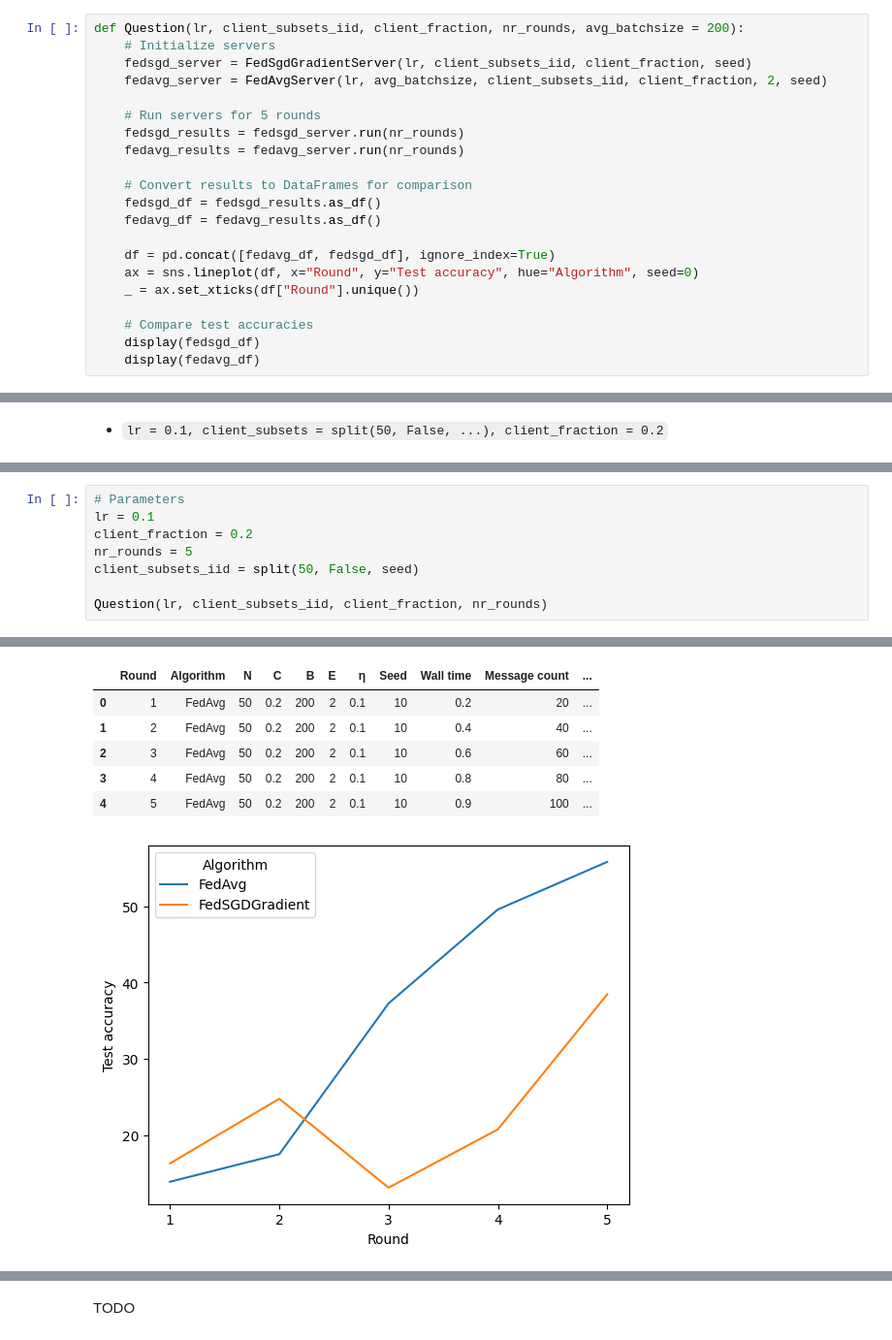
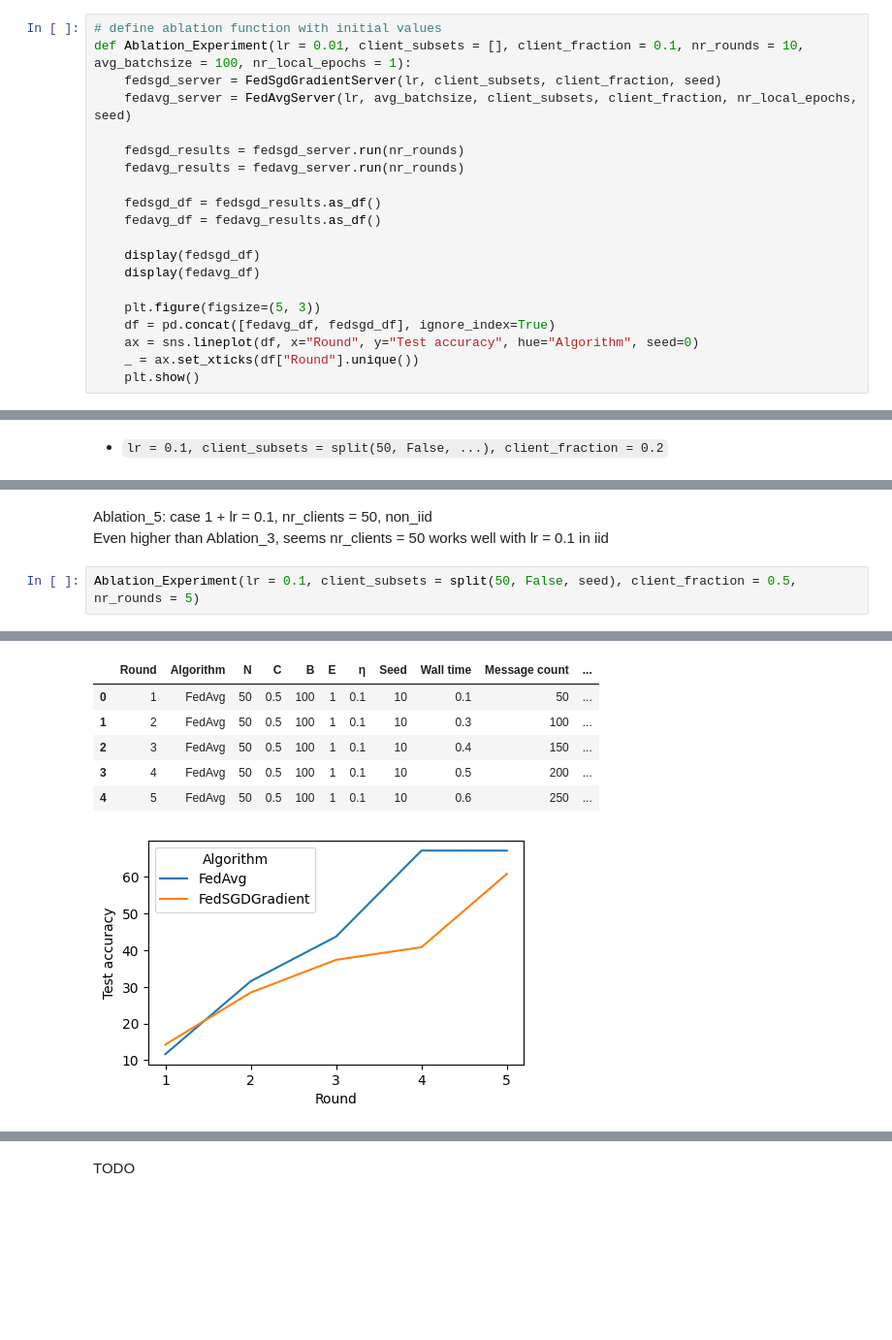
Before and after one commit to Sosekie/DDLS_Assignment, a Jupyter notebook: lab/hw-hfl.ipynb, the cells around one changed output, grey strips where cells are left out. Shown: that part at 97% size. Saved outputs shown, nothing was run; the diff lists cells and outputs as text; blank space fills up the shorter version.

```diff
--- a/lab/hw-hfl.ipynb
+++ b/lab/hw-hfl.ipynb
@@ -64,22 +63,21 @@ False
 # %%
-def Question(lr, client_subsets_iid, client_fraction, nr_rounds, avg_batchsize = 200):
-    # Initialize servers
-    fedsgd_server = FedSgdGradientServer(lr, client_subsets_iid, client_fraction, seed)
-    fedavg_server = FedAvgServer(lr, avg_batchsize, client_subsets_iid, client_fraction, 2, seed)
+# define ablation function with initial values
+def Ablation_Experiment(lr = 0.01, client_subsets = [], client_fraction = 0.1, nr_rounds = 10, avg_batchsize = 100, nr_local_epochs = 1):
+    fedsgd_server = FedSgdGradientServer(lr, client_subsets, client_fraction, seed)
+    fedavg_server = FedAvgServer(lr, avg_batchsize, client_subsets, client_fraction, nr_local_epochs, seed)
 
-    # Run servers for 5 rounds
     fedsgd_results = fedsgd_server.run(nr_rounds)
     fedavg_results = fedavg_server.run(nr_rounds)
 
-    # Convert results to DataFrames for comparison
     fedsgd_df = fedsgd_results.as_df()
     fedavg_df = fedavg_results.as_df()
 
+    display(fedsgd_df)
+    display(fedavg_df)
+
+    plt.figure(figsize=(5, 3))
     df = pd.concat([fedavg_df, fedsgd_df], ignore_index=True)
     ax = sns.lineplot(df, x="Round", y="Test accuracy", hue="Algorithm", seed=0)
     _ = ax.set_xticks(df["Round"].unique())
-
-    # Compare test accuracies
-    display(fedsgd_df)
-    display(fedavg_df)
+    plt.show()
 # %% [markdown]
@@ -111,10 +195,7 @@ Question(lr, client_subsets_iid, client_fraction, nr_rounds)
+# %% [markdown]
+Ablation_5: case 1 + lr = 0.1, nr_clients = 50, non_iid\
+Even higher than Ablation_3, seems nr_clients = 50 works well with lr = 0.1 in iid
 # %%
-# Parameters
-lr = 0.1
-client_fraction = 0.2
-nr_rounds = 5
-client_subsets_iid = split(50, False, seed)
-
-Question(lr, client_subsets_iid, client_fraction, nr_rounds)
+Ablation_Experiment(lr = 0.1, client_subsets = split(50, False, seed), client_fraction = 0.5, nr_rounds = 5)
 # %% [output]
 |  | Round | Algorithm | N | C | B | E | η | Seed | Wall time | Message count | ... |
@@ -126,7 +207,7 @@ Question(lr, client_subsets_iid, client_fraction, nr_rounds)
 |  | Round | Algorithm | N | C | B | E | η | Seed | Wall time | Message count | ... |
-| 0 | 1 | FedAvg | 50 | 0.2 | 200 | 2 | 0.1 | 10 | 0.2 | 20 | ... |
-| 1 | 2 | FedAvg | 50 | 0.2 | 200 | 2 | 0.1 | 10 | 0.4 | 40 | ... |
-| 2 | 3 | FedAvg | 50 | 0.2 | 200 | 2 | 0.1 | 10 | 0.6 | 60 | ... |
-| 3 | 4 | FedAvg | 50 | 0.2 | 200 | 2 | 0.1 | 10 | 0.8 | 80 | ... |
-| 4 | 5 | FedAvg | 50 | 0.2 | 200 | 2 | 0.1 | 10 | 0.9 | 100 | ... |
+| 0 | 1 | FedAvg | 50 | 0.5 | 100 | 1 | 0.1 | 10 | 0.1 | 50 | ... |
+| 1 | 2 | FedAvg | 50 | 0.5 | 100 | 1 | 0.1 | 10 | 0.3 | 100 | ... |
+| 2 | 3 | FedAvg | 50 | 0.5 | 100 | 1 | 0.1 | 10 | 0.4 | 150 | ... |
+| 3 | 4 | FedAvg | 50 | 0.5 | 100 | 1 | 0.1 | 10 | 0.5 | 200 | ... |
+| 4 | 5 | FedAvg | 50 | 0.5 | 100 | 1 | 0.1 | 10 | 0.6 | 250 | ... |
-[figure, old version]
+[figure, new version]
```
Also changed, not shown: parts of 16 cells of this notebook, 2 other files.
